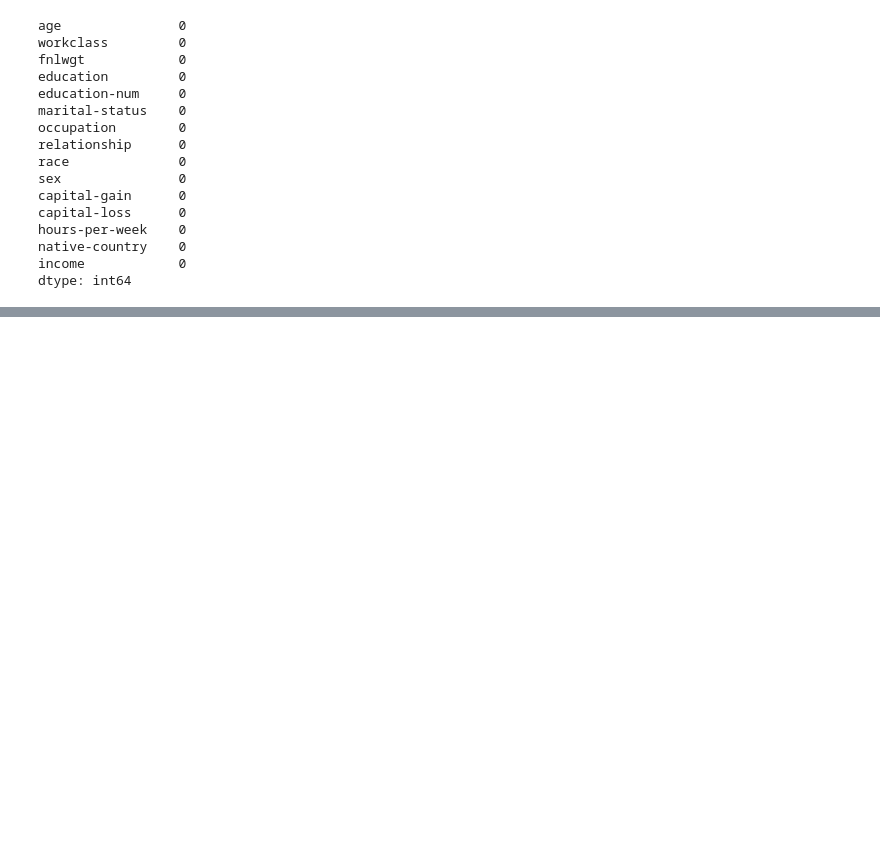
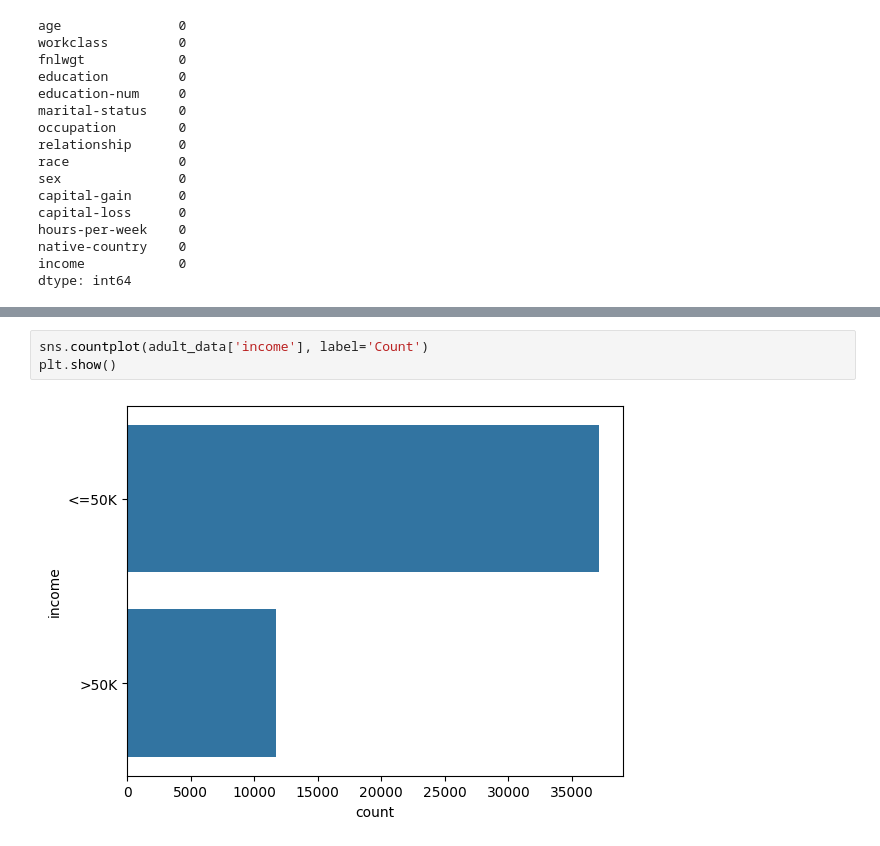
Before and after one commit to jonathanLOlsen/Data-and-things, a Jupyter notebook: 2) Data transformation and exploratory data analysis/e/1handin.ipynb, the cells around one changed output, grey strips where cells are left out. Drawn from its saved outputs; the diff is of its cells as text; blank space fills up the shorter version.

```diff
--- a/2) Data transformation and exploratory data analysis/e/1handin.ipynb
+++ b/2) Data transformation and exploratory data analysis/e/1handin.ipynb
@@ -136,0 +164,5 @@ dtype: int64
+# %%
+sns.countplot(adult_data['income'], label='Count')
+plt.show()
+# %% [output]
+[figure, added]
```
Also changed, not shown: parts of 30 cells of this notebook, 1 other file.
